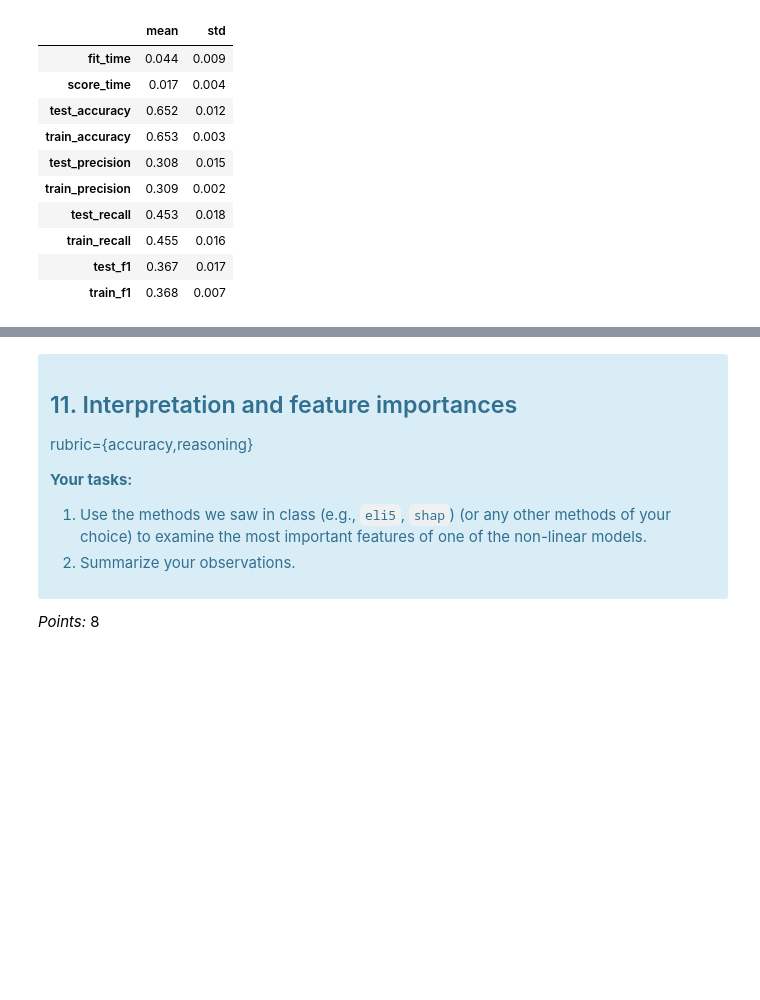
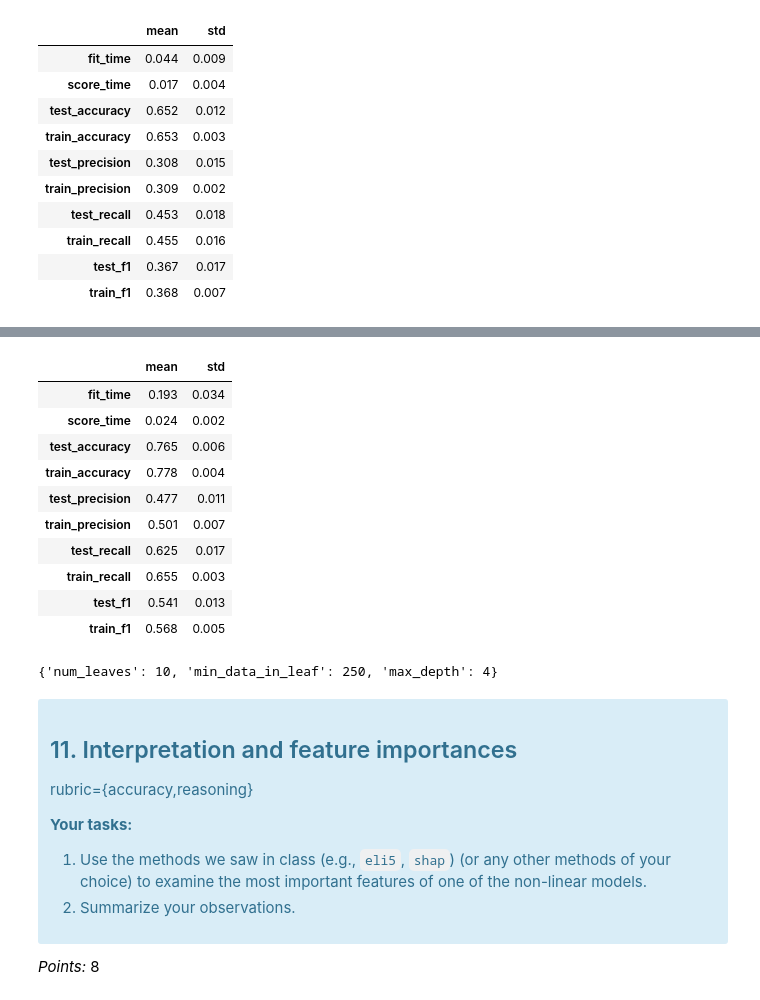
Before and after one commit to robindhillon1/creditcard_default, a Jupyter notebook: lab4.ipynb, the cells around one changed output, grey strips where cells are left out. Cells and saved outputs as stored; diff of their text form; code cells hidden in the pictures; blank space fills up the shorter version.

```diff
--- a/lab4.ipynb
+++ b/lab4.ipynb
@@ -797,3 +820,21 @@ cross_val_results['NB_bal_opt']
 | train_recall | 0.455 | 0.016 |
 | test_f1 | 0.367 | 0.017 |
 | train_f1 | 0.368 | 0.007 |
+# %%
+param_dist = {
+    "num_leaves": [1, 10, 25, 50, 100],
+    "max_depth": [1, 2, 3, 4, 5],
+    "min_data_in_leaf": [100, 250, 500, 750, 1000]
+}
+
+random_search = RandomizedSearchCV(
+    LGBM_bal,
+    param_distributions=param_dist,
+    n_jobs=-1,
+    n_iter=5,
+    random_state=123,
+    return_train_score=True,
+    scoring='f1',
+)
+# %%
+random_search.fit(X_train, y_train)
@@ -799,0 +851,11 @@ cross_val_results['NB_bal_opt']
+# %%
+cross_val_results['LGBM_bal_opt'] = pd.DataFrame(
+    cross_validate(random_search.best_estimator_,
+                   X_train,
+                   y_train,
+                   return_train_score=True,
+                   scoring=classification_metrics)).agg(['mean', 'std']).round(3).T
+
+# Show the train and validation scores
+cross_val_results['LGBM_bal_opt']
+# %% [output]
@@ -800,3 +866,18 @@ cross_val_results['NB_bal_opt']
+|  | mean | std |
+| fit_time | 0.193 | 0.034 |
+| score_time | 0.024 | 0.002 |
+| test_accuracy | 0.765 | 0.006 |
+| train_accuracy | 0.778 | 0.004 |
+| test_precision | 0.477 | 0.011 |
+| train_precision | 0.501 | 0.007 |
+| test_recall | 0.625 | 0.017 |
+| train_recall | 0.655 | 0.003 |
+| test_f1 | 0.541 | 0.013 |
+| train_f1 | 0.568 | 0.005 |
+# %%
+random_search.best_params_
+# %% [output]
+{'num_leaves': 10, 'min_data_in_leaf': 250, 'max_depth': 4}
 # %% [markdown]
 <!-- END QUESTION -->
 
```
Also changed, not shown: parts of 3 cells of this notebook.
